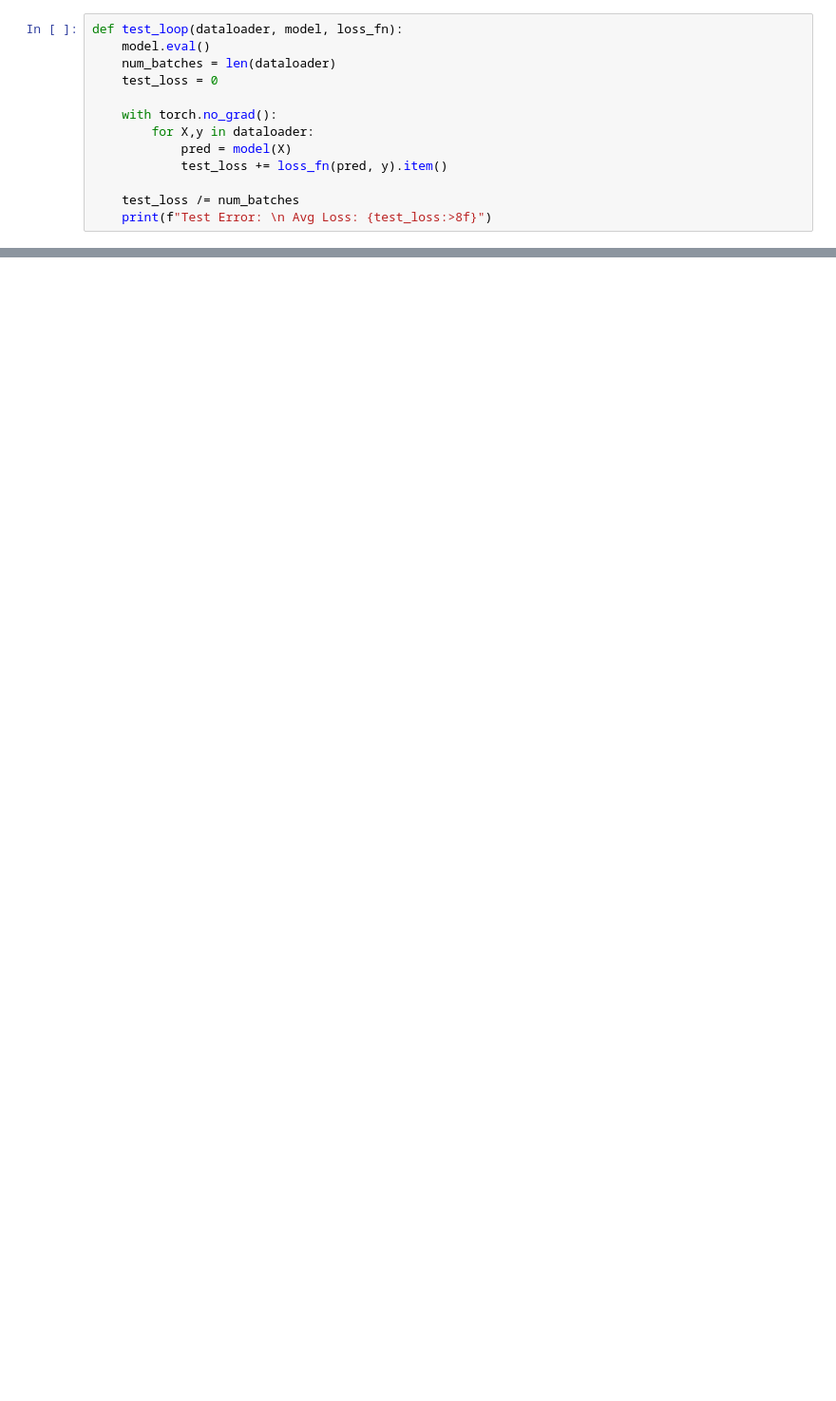
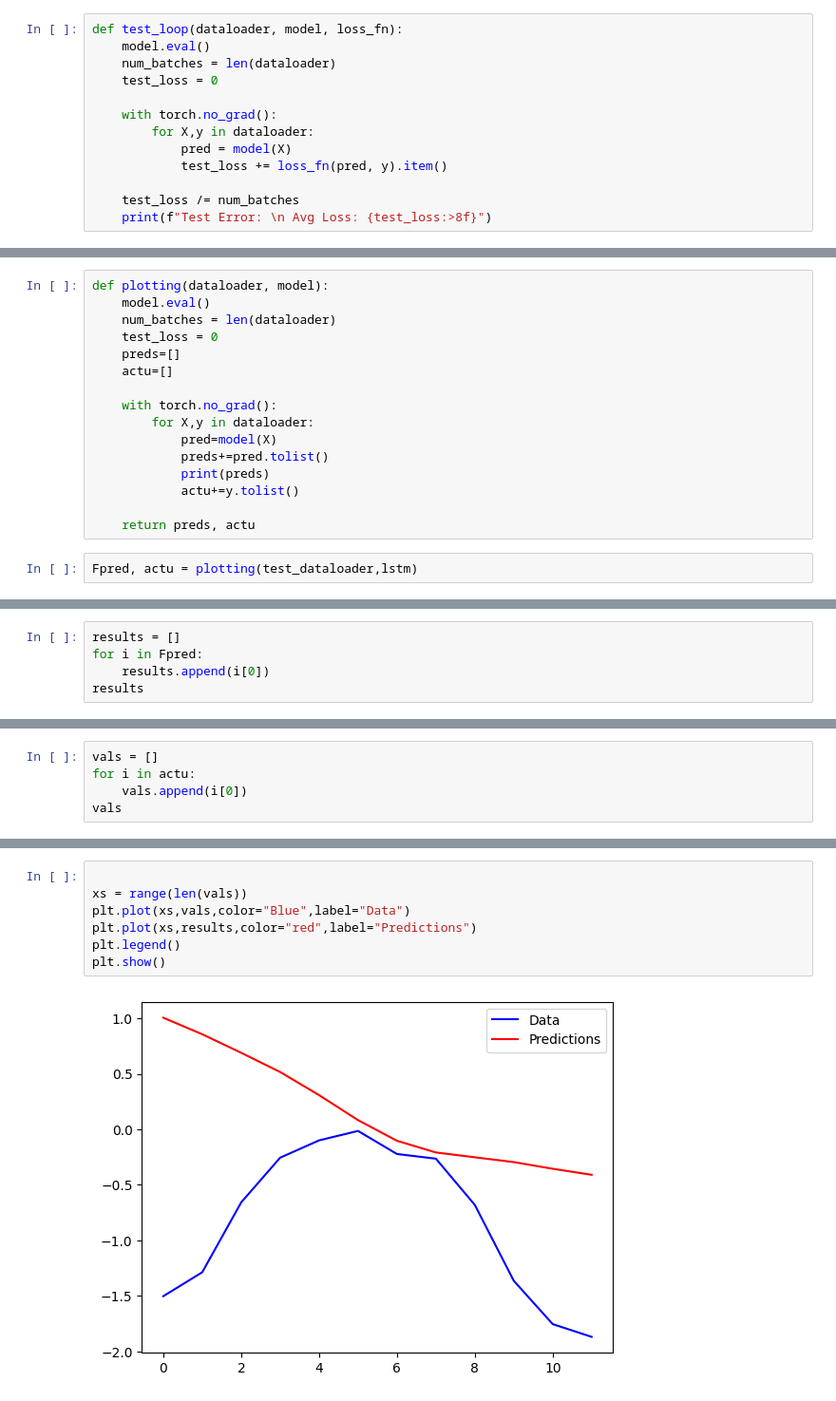
Before and after one commit to Paolitoes/CattlePredictions, a Jupyter notebook: LSTMTest.ipynb, the cells around one changed output, grey strips where cells are left out. Shown at 95% size. Drawn from its saved outputs; the diff is of its cells as text; blank space fills up the shorter version.

```diff
--- a/LSTMTest.ipynb
+++ b/LSTMTest.ipynb
@@ -166,0 +307,18 @@ KeyError: 46
+# %%
+def plotting(dataloader, model):
+    model.eval()
+    num_batches = len(dataloader)
+    test_loss = 0
+    preds=[]
+    actu=[]
+
+    with torch.no_grad():
+        for X,y in dataloader:
+            pred=model(X)
+            preds+=pred.tolist()
+            print(preds)
+            actu+=y.tolist()
+
+    return preds, actu
+# %%
+Fpred, actu = plotting(test_dataloader,lstm)
@@ -166,0 +343,5 @@ KeyError: 46
+# %%
+results = []
+for i in Fpred:
+    results.append(i[0])
+results
@@ -166,0 +361,5 @@ KeyError: 46
+# %%
+vals = []
+for i in actu:
+    vals.append(i[0])
+vals
@@ -166,0 +379,9 @@ KeyError: 46
+# %%
+
+xs = range(len(vals))
+plt.plot(xs,vals,color="Blue",label="Data")
+plt.plot(xs,results,color="red",label="Predictions")
+plt.legend()
+plt.show()
+# %% [output]
+[figure, added]
```
Also changed, not shown: parts of 28 cells of this notebook, 4 other files.
